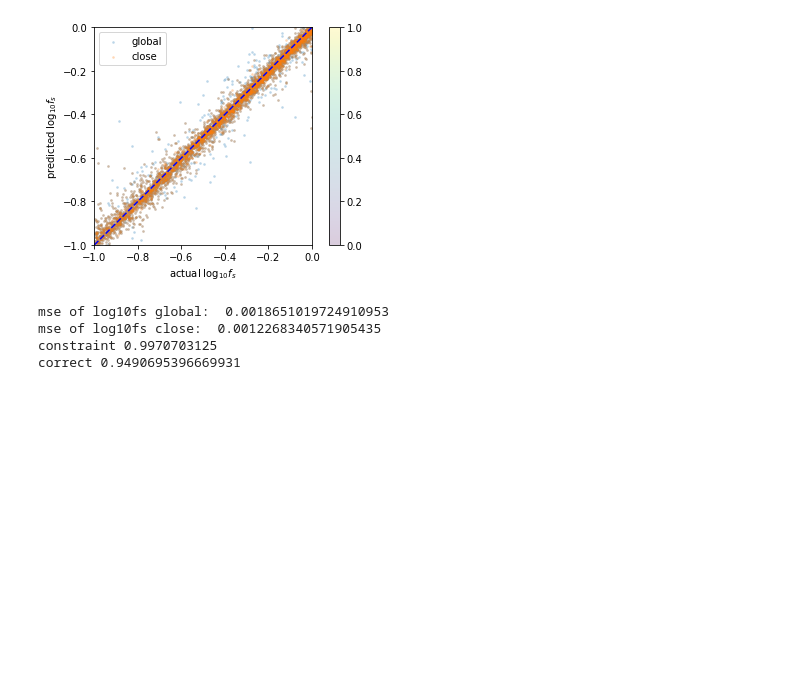
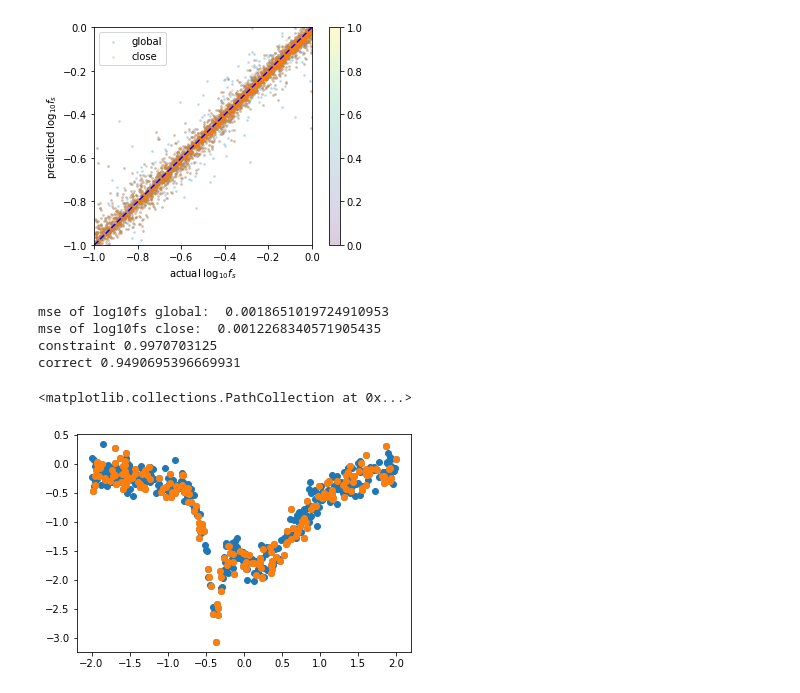
Before and after one commit to haimengzhao/magic-microlensing, a Jupyter notebook: plot.ipynb, the cells around one changed output. Saved outputs shown, nothing was run; the diff lists cells and outputs as text; code cells hidden in the pictures; blank space fills up the shorter version.

Commit message:
Plot: subsample

```diff
--- a/plot.ipynb
+++ b/plot.ipynb
@@ -326,3 +326,14 @@ mse of log10fs global:  0.0018651019724910953
 mse of log10fs close:  0.0012268340571905435
 constraint 0.9970703125
 correct 0.9490695396669931
+# %%
+n_points = 200
+subsample_ind = torch.argsort(torch.rand_like(X[:, :, 0]), dim=1)[:, :n_points]
+X_sub = X[torch.arange(X.shape[0]).unsqueeze(-1), subsample_ind]
+# %%
+i = 0
+plt.scatter(X[i, :, 0], X[i, :, 1])
+plt.scatter(X_sub[i, :, 0], X_sub[i, :, 1])
+# %% [output]
+<matplotlib.collections.PathCollection at 0x...>
+[figure, added]
```
Also changed, not shown: parts of 3 cells of this notebook.
